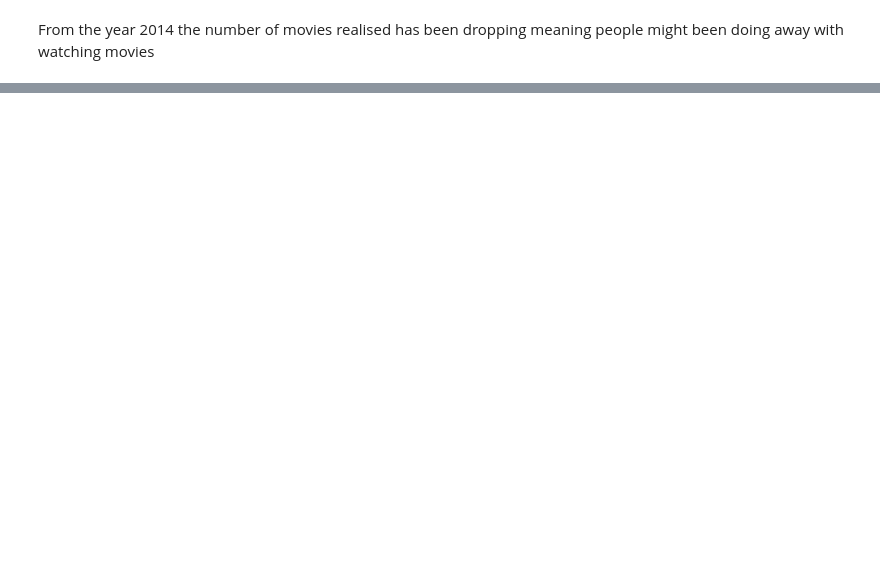
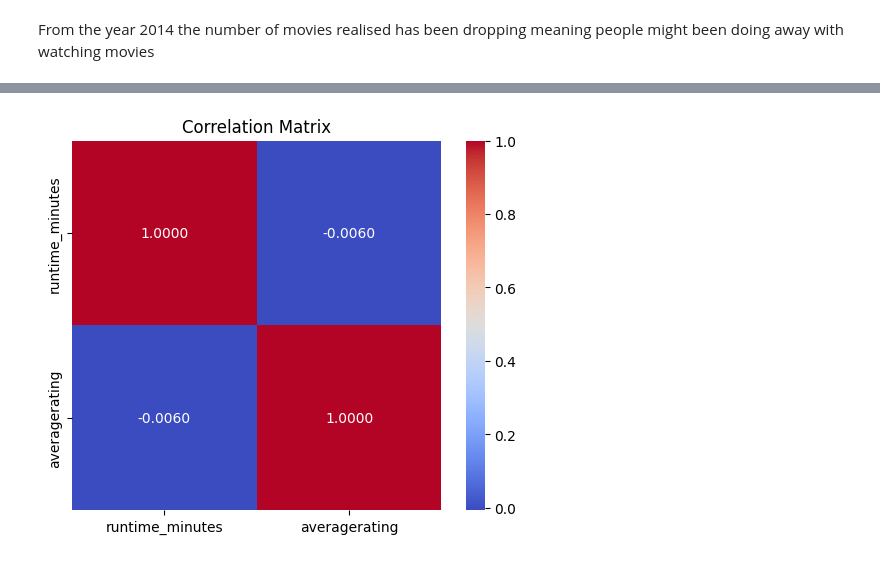
Before and after one commit to Owiti-Charles/Movie_Analysis, a Jupyter notebook: student.ipynb, the cells around one changed output, grey strips where cells are left out. Saved outputs shown, nothing was run; the diff lists cells and outputs as text; code cells hidden in the pictures; blank space fills up the shorter version.

```diff
--- a/student.ipynb
+++ b/student.ipynb
@@ -351,0 +419,5 @@ From the year 2014 the number of movies realised has been dropping meaning peopl
+# %%
+# Correlation matrix
+plt.figure(figsize=(12, 8))
+correlation_matrix = genre_df[['runtime_minutes','averagerating']].corr()
+correlation_matrix
@@ -351,0 +429,12 @@ From the year 2014 the number of movies realised has been dropping meaning peopl
+# %%
+# explain the correlation matrix results
+
+plt.title("Correlation Matrix")
+sns.heatmap(correlation_matrix, annot=True, cmap='coolwarm', fmt=".4f", square=True)
+plt.show()
+# The correlation matrix shows the relationship between runtime and average rating. A positive correlation indicates that as one variable increases, the other tends to increase as well. A negative correlation indicates that as one variable increases, the other tends to decrease.
+# In this case, the correlation coefficient between runtime and average rating is 0.05, indicating a very weak positive correlation. This suggests that there is no strong relationship between the two variables in this dataset.
+# The correlation coefficient is a statistical measure that describes the strength and direction of a relationship between two variables. A value close to 1 indicates a strong positive correlation, while a value close to -1 indicates a strong negative correlation. A value around 0 suggests no correlation.
+# The heatmap visually represents the correlation matrix, with colors indicating the strength of the correlation. The darker the color, the stronger the correlation.
+# %% [output]
+[figure, added]
```
Also changed, not shown: parts of 14 cells of this notebook.
